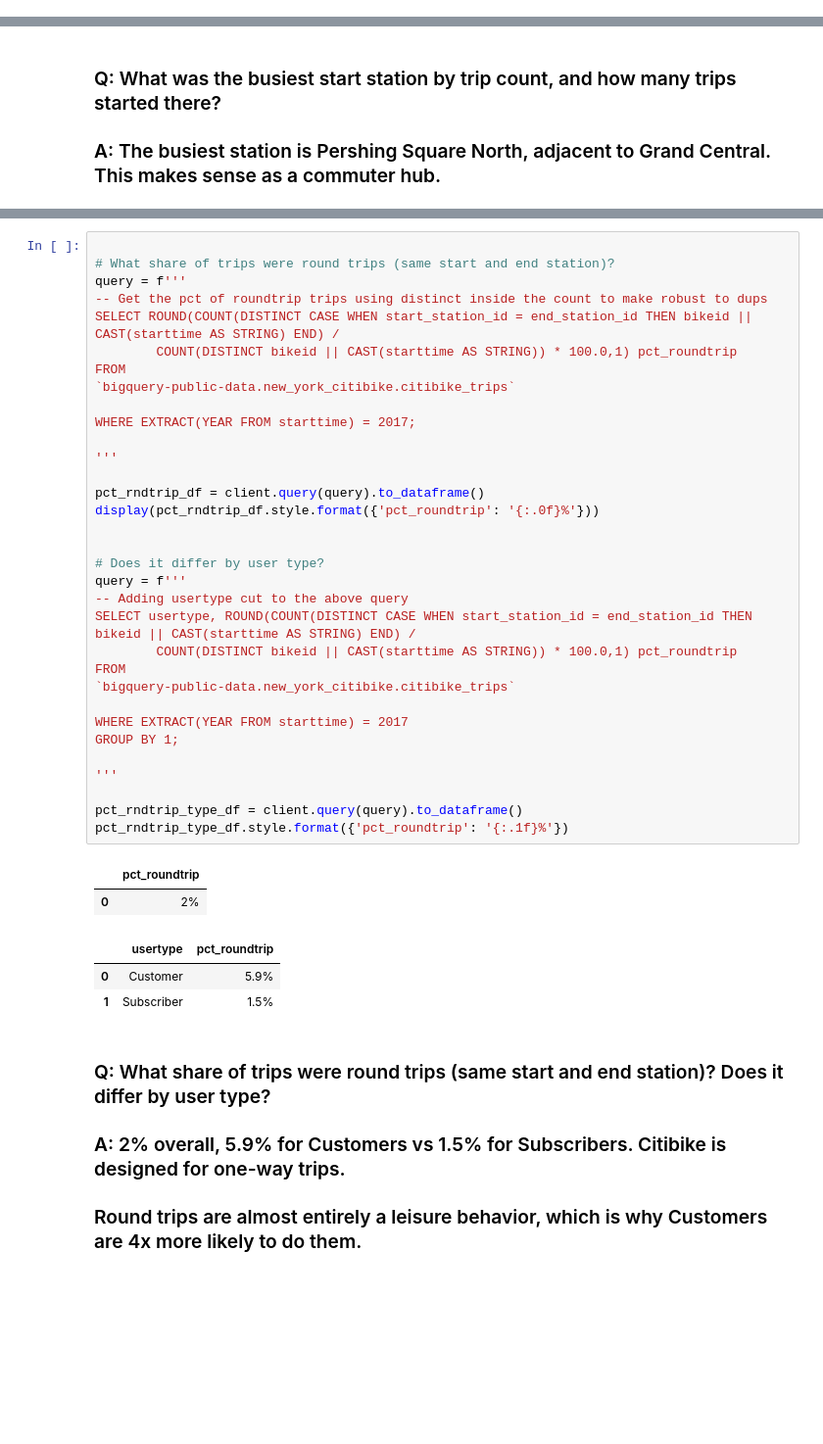
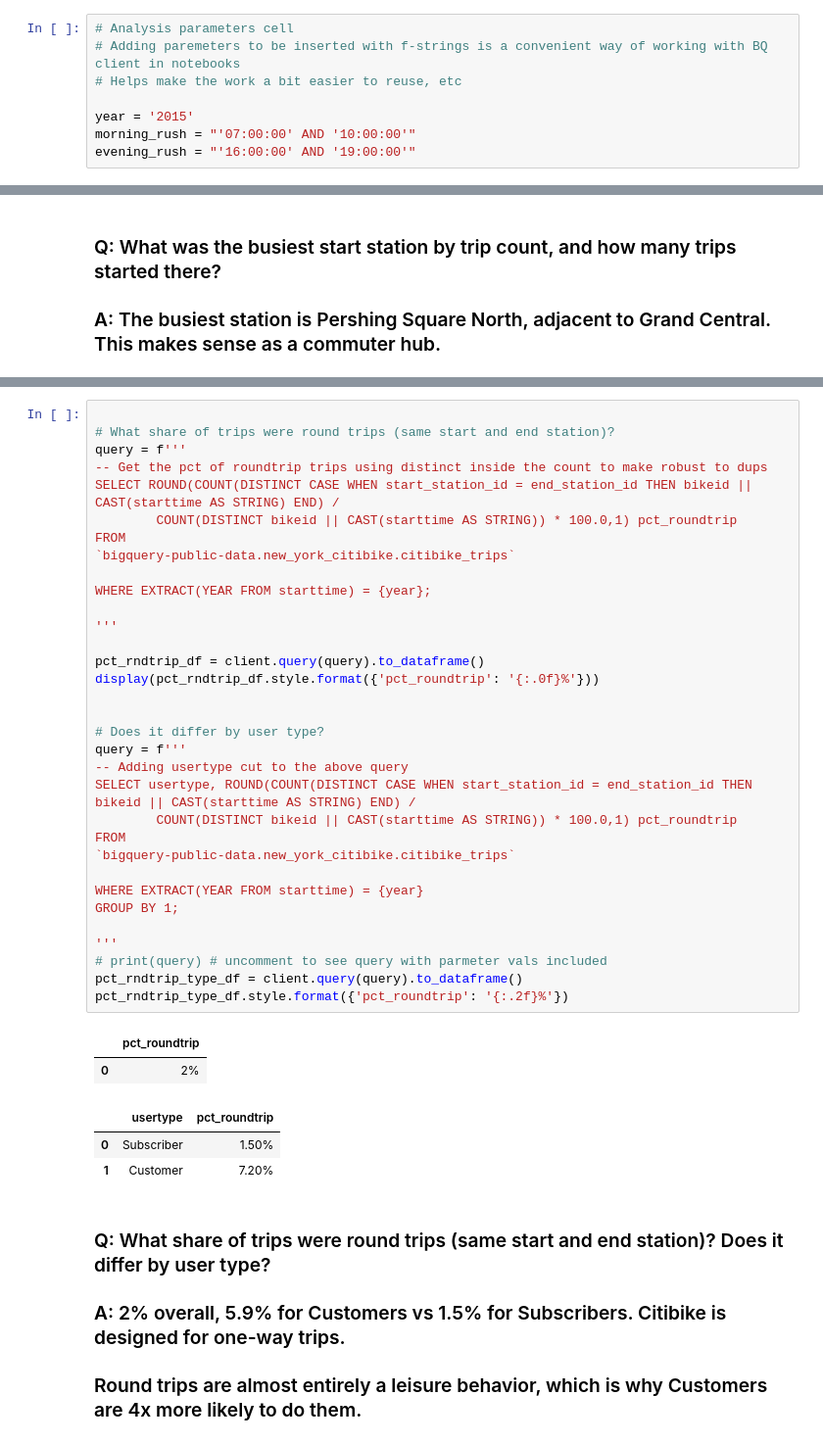
Before and after one commit to bpw1009/wand-takehome, a Jupyter notebook: citibike_questions.ipynb, the cells around one changed output, grey strips where cells are left out. Shown at 98% size. Saved outputs shown, nothing was run; the diff lists cells and outputs as text; blank space fills up the shorter version.

```diff
--- a/citibike_questions.ipynb
+++ b/citibike_questions.ipynb
@@ -28,6 +31,14 @@ client = bigquery.Client(project=project,credentials=credentials)
 google_citibike = '`bigquery-public-data.new_york_citibike.citibike_trips`'
 # %% [markdown]
 # Question 2, Part A
+# %%
+# Analysis parameters cell
+# Adding paremeters to be inserted with f-strings is a convenient way of working with BQ client in notebooks
+# Helps make the work a bit easier to reuse, etc
+
+year = '2015'
+morning_rush = "'07:00:00' AND '10:00:00'"
+evening_rush = "'16:00:00' AND '19:00:00'"
 # %%
 
 # What was the busiest start station by trip count, and how many trips started there?
@@ -85,39 +96,39 @@ median_duration_df[['usertype','median_minutes']]
 query = f'''
 -- Get the pct of roundtrip trips using distinct inside the count to make robust to dups
 SELECT ROUND(COUNT(DISTINCT CASE WHEN start_station_id = end_station_id THEN bikeid || CAST(starttime AS STRING) END) /
         COUNT(DISTINCT bikeid || CAST(starttime AS STRING)) * 100.0,1) pct_roundtrip
 FROM
 `bigquery-public-data.new_york_citibike.citibike_trips`
 
-WHERE EXTRACT(YEAR FROM starttime) = 2017;
+WHERE EXTRACT(YEAR FROM starttime) = {year};
 
 '''
 
 pct_rndtrip_df = client.query(query).to_dataframe()
 display(pct_rndtrip_df.style.format({'pct_roundtrip': '{:.0f}%'}))
 
 
 # Does it differ by user type?
 query = f'''
 -- Adding usertype cut to the above query
 SELECT usertype, ROUND(COUNT(DISTINCT CASE WHEN start_station_id = end_station_id THEN bikeid || CAST(starttime AS STRING) END) /
         COUNT(DISTINCT bikeid || CAST(starttime AS STRING)) * 100.0,1) pct_roundtrip
 FROM
 `bigquery-public-data.new_york_citibike.citibike_trips`
 
-WHERE EXTRACT(YEAR FROM starttime) = 2017
+WHERE EXTRACT(YEAR FROM starttime) = {year}
 GROUP BY 1;
 
 '''
-
+# print(query) # uncomment to see query with parmeter vals included
 pct_rndtrip_type_df = client.query(query).to_dataframe()
-pct_rndtrip_type_df.style.format({'pct_roundtrip': '{:.1f}%'})
+pct_rndtrip_type_df.style.format({'pct_roundtrip': '{:.2f}%'})
 # %% [output]
 |  | pct_roundtrip |
 | 0 | 2% |
 |  | usertype | pct_roundtrip |
-| 0 | Customer | 5.9% |
-| 1 | Subscriber | 1.5% |
+| 0 | Subscriber | 1.50% |
+| 1 | Customer | 7.20% |
 # %% [markdown]
 ### Q: What share of trips were round trips (same start and end station)? Does it differ by user type?
 ### A: 2% overall, 5.9% for Customers vs 1.5% for Subscribers. Citibike is designed for one-way trips.
```
Also changed, not shown: parts of 36 cells of this notebook, 1 other file.
